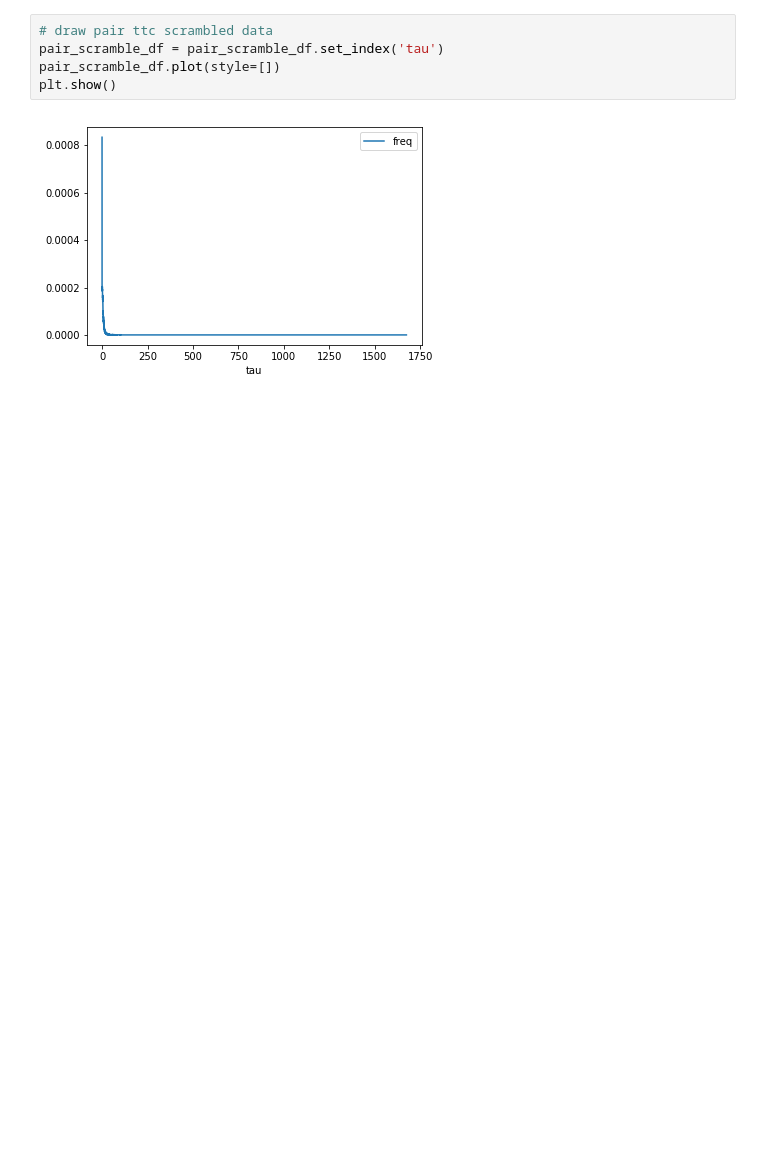
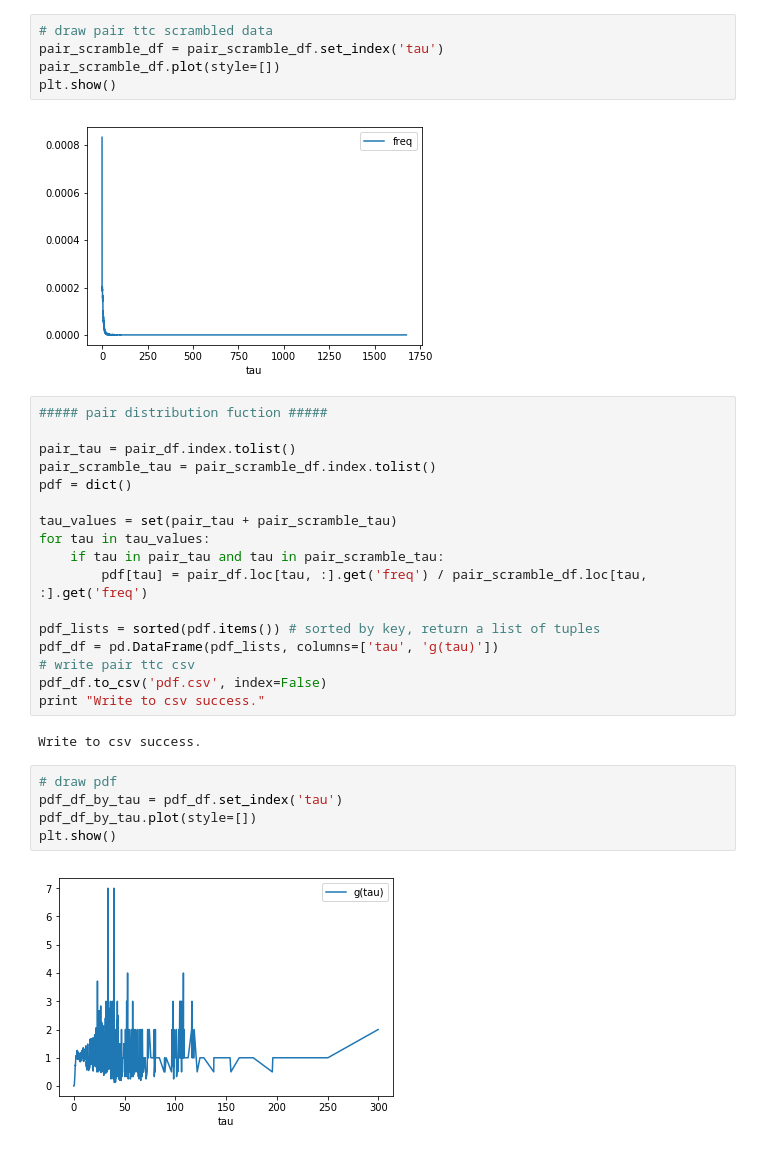
Before and after one commit to zjingcong/mp, a Jupyter notebook: crowd_analysis/analysis.ipynb, the cells around one changed output. Saved outputs shown, nothing was run; the diff lists cells and outputs as text; blank space fills up the shorter version.

```diff
--- a/crowd_analysis/analysis.ipynb
+++ b/crowd_analysis/analysis.ipynb
@@ -82,3 +86,29 @@ pair_scramble_df.plot(style=[])
 plt.show()
 # %% [output]
 [figure]
+# %%
+##### pair distribution fuction #####
+
+pair_tau = pair_df.index.tolist()
+pair_scramble_tau = pair_scramble_df.index.tolist()
+pdf = dict()
+
+tau_values = set(pair_tau + pair_scramble_tau)
+for tau in tau_values:
+    if tau in pair_tau and tau in pair_scramble_tau:
+        pdf[tau] = pair_df.loc[tau, :].get('freq') / pair_scramble_df.loc[tau, :].get('freq')
+
+pdf_lists = sorted(pdf.items()) # sorted by key, return a list of tuples
+pdf_df = pd.DataFrame(pdf_lists, columns=['tau', 'g(tau)'])
+# write pair ttc csv
+pdf_df.to_csv('pdf.csv', index=False)
+print "Write to csv success."
+# %% [output]
+Write to csv success.
+# %%
+# draw pdf
+pdf_df_by_tau = pdf_df.set_index('tau')
+pdf_df_by_tau.plot(style=[])
+plt.show()
+# %% [output]
+[figure, added]
```
Also changed, not shown: parts of 6 cells of this notebook, 2 other files.
